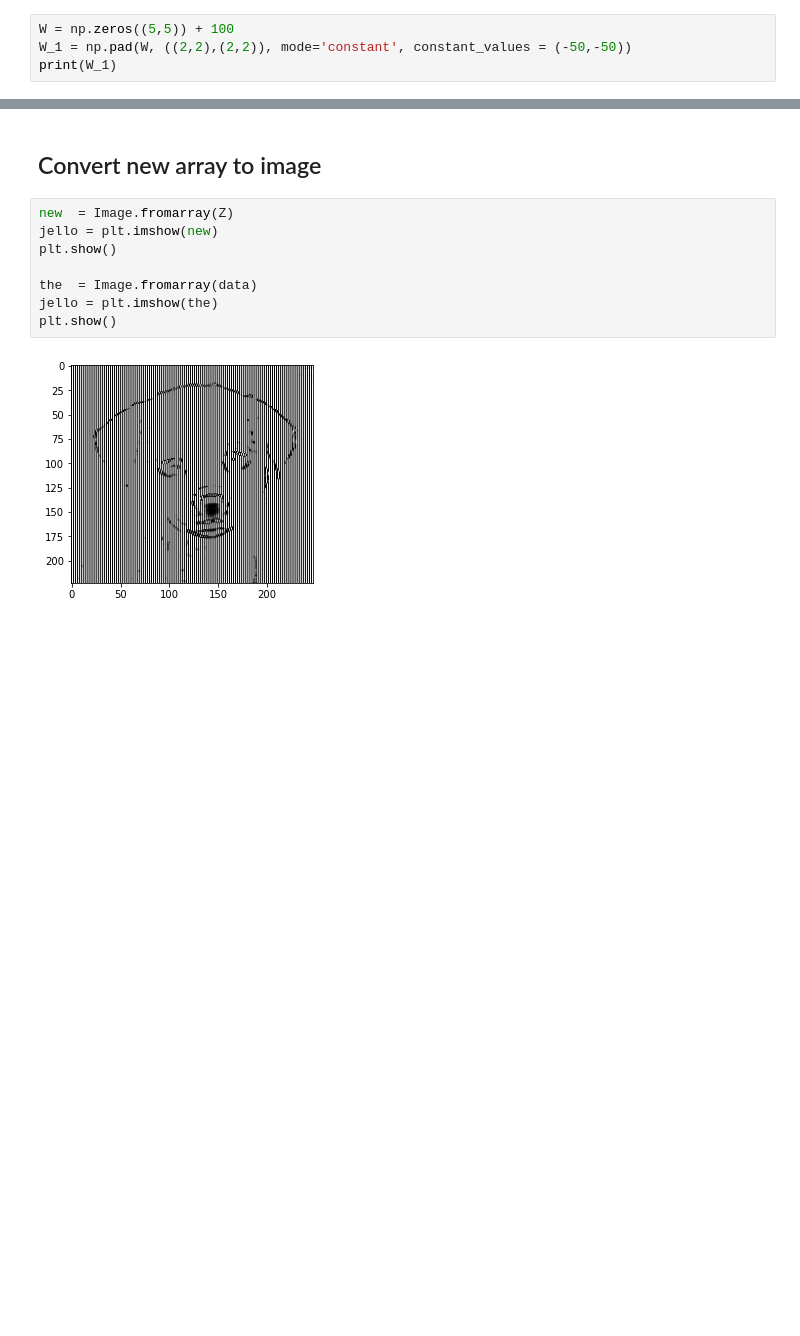
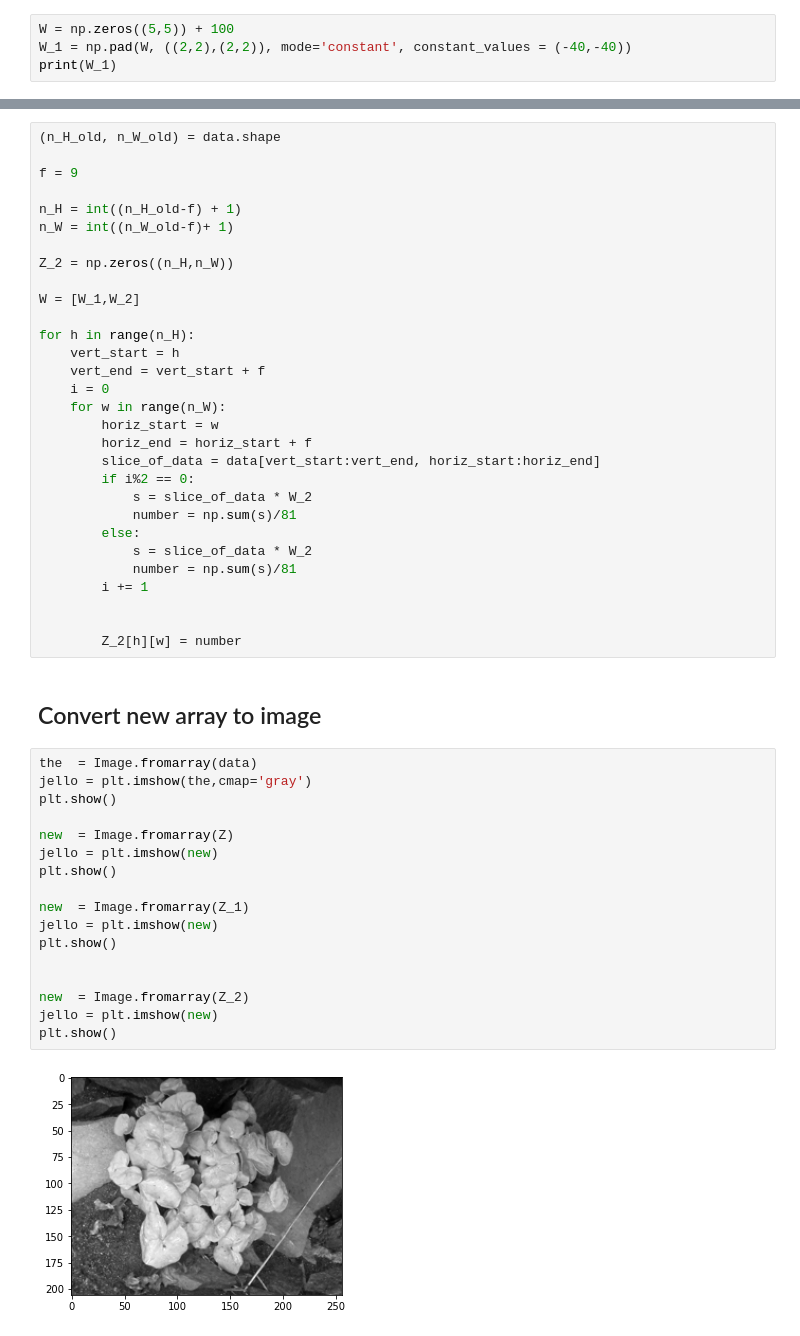
Before and after one commit to pre6/Jupyter-Notebooks, a Jupyter notebook: Simple Retinal CNN.ipynb, the cells around one changed output, grey strips where cells are left out. Cells and saved outputs as stored; diff of their text form; blank space fills up the shorter version.

```diff
--- a/Simple Retinal CNN.ipynb
+++ b/Simple Retinal CNN.ipynb
@@ -25,6 +25,6 @@ The shape of the image is: (231, 256)
 ## Create W receptor field
 # %%
 W = np.zeros((5,5)) + 100
-W_1 = np.pad(W, ((2,2),(2,2)), mode='constant', constant_values = (-50,-50))
+W_1 = np.pad(W, ((2,2),(2,2)), mode='constant', constant_values = (-40,-40))
 print(W_1)
 # %% [output]
@@ -106,12 +116,51 @@ print(Z)
+# %%
+(n_H_old, n_W_old) = data.shape
+
+f = 9
+
+n_H = int((n_H_old-f) + 1)
+n_W = int((n_W_old-f)+ 1)
+
+Z_2 = np.zeros((n_H,n_W))
+
+W = [W_1,W_2]
+
+for h in range(n_H):
+    vert_start = h
+    vert_end = vert_start + f
+    i = 0
+    for w in range(n_W):
+        horiz_start = w
+        horiz_end = horiz_start + f
+        slice_of_data = data[vert_start:vert_end, horiz_start:horiz_end]
+        if i%2 == 0:
+            s = slice_of_data * W_2
+            number = np.sum(s)/81
+        else:
+            s = slice_of_data * W_2
+            number = np.sum(s)/81
+        i += 1
+
+
+        Z_2[h][w] = number
 # %% [markdown]
 ## Convert new array to image
 # %%
+the  = Image.fromarray(data)
+jello = plt.imshow(the,cmap='gray')
+plt.show()
+
 new  = Image.fromarray(Z)
 jello = plt.imshow(new)
 plt.show()
 
-the  = Image.fromarray(data)
-jello = plt.imshow(the)
+new  = Image.fromarray(Z_1)
+jello = plt.imshow(new)
 plt.show()
+
+
+new  = Image.fromarray(Z_2)
+jello = plt.imshow(new)
+plt.show()
 # %% [output]
-[figure, old version]
+[figure, new version]
```
Also changed, not shown: parts of 8 cells of this notebook.
